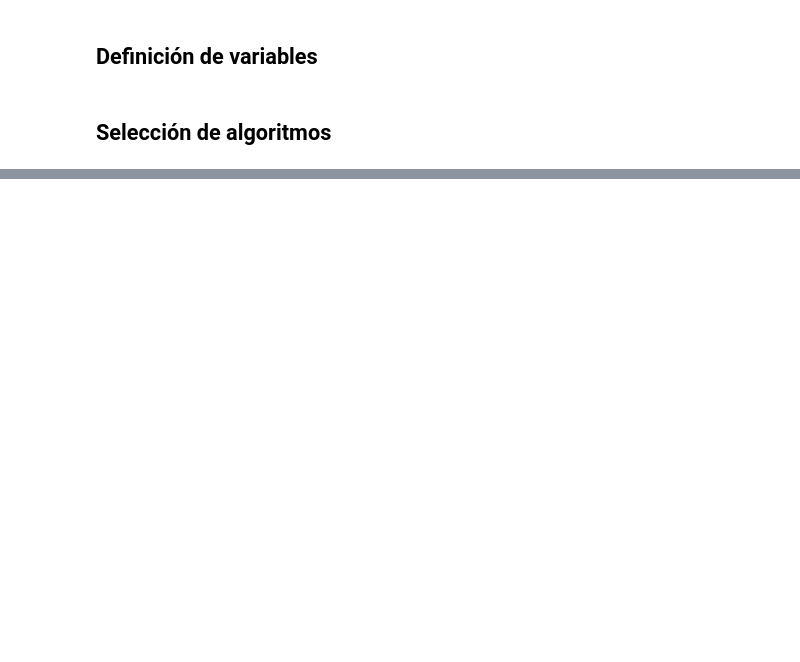
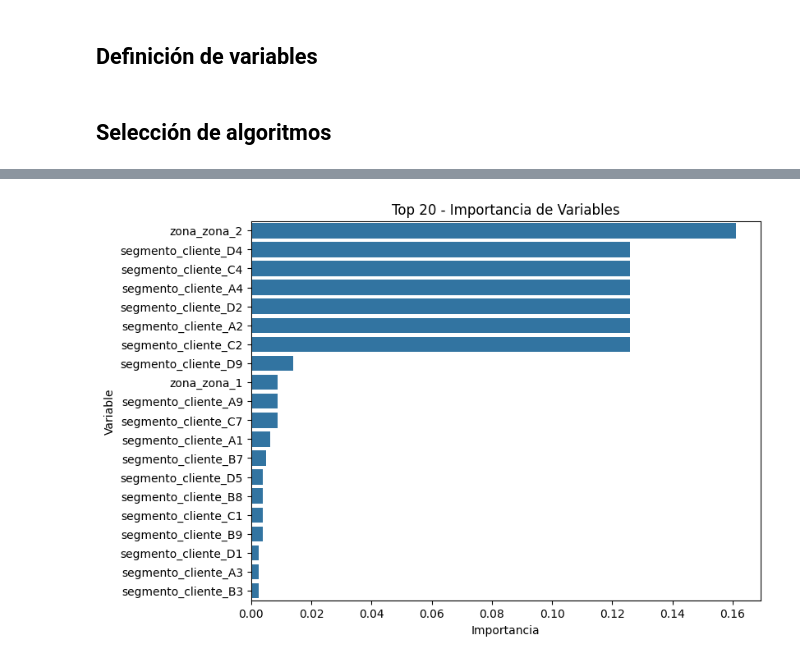
Before and after one commit to maxiuboldi/challenge_ds_place, a Jupyter notebook: notebooks/Challenge_data_scientist.ipynb, the cells around one changed output, grey strips where cells are left out. Cells and saved outputs as stored; diff of their text form; code cells hidden in the pictures; blank space fills up the shorter version.

```diff
--- a/notebooks/Challenge_data_scientist.ipynb
+++ b/notebooks/Challenge_data_scientist.ipynb
@@ -475,0 +1063,20 @@ SEED = 8888
+# %%
+pipeline_one_hot = Pipeline(
+    steps=[
+        ("one_hot", OneHotEncoder(
+            variables=categorical_to_encode)
+         ),
+        ("model", LGBMClassifier(
+            random_state=SEED,
+            n_jobs=N_JOBS,
+            verbose=-1)
+         ),
+    ]
+)
+# %%
+pipeline_one_hot.fit(
+    train_data[categorical_to_encode],
+    train_target
+)
+scores = pipeline_one_hot.predict_proba(
+    test_data[categorical_to_encode])[:, -1]
@@ -475,0 +1108,8 @@ SEED = 8888
+# %%
+plot_feature_importance(
+    model=pipeline_one_hot['model'],
+    top_n=20,
+    figsize=(8, 6)
+)
+# %% [output]
+[figure, added]
```
Also changed, not shown: parts of 49 cells of this notebook, 1 other file.
